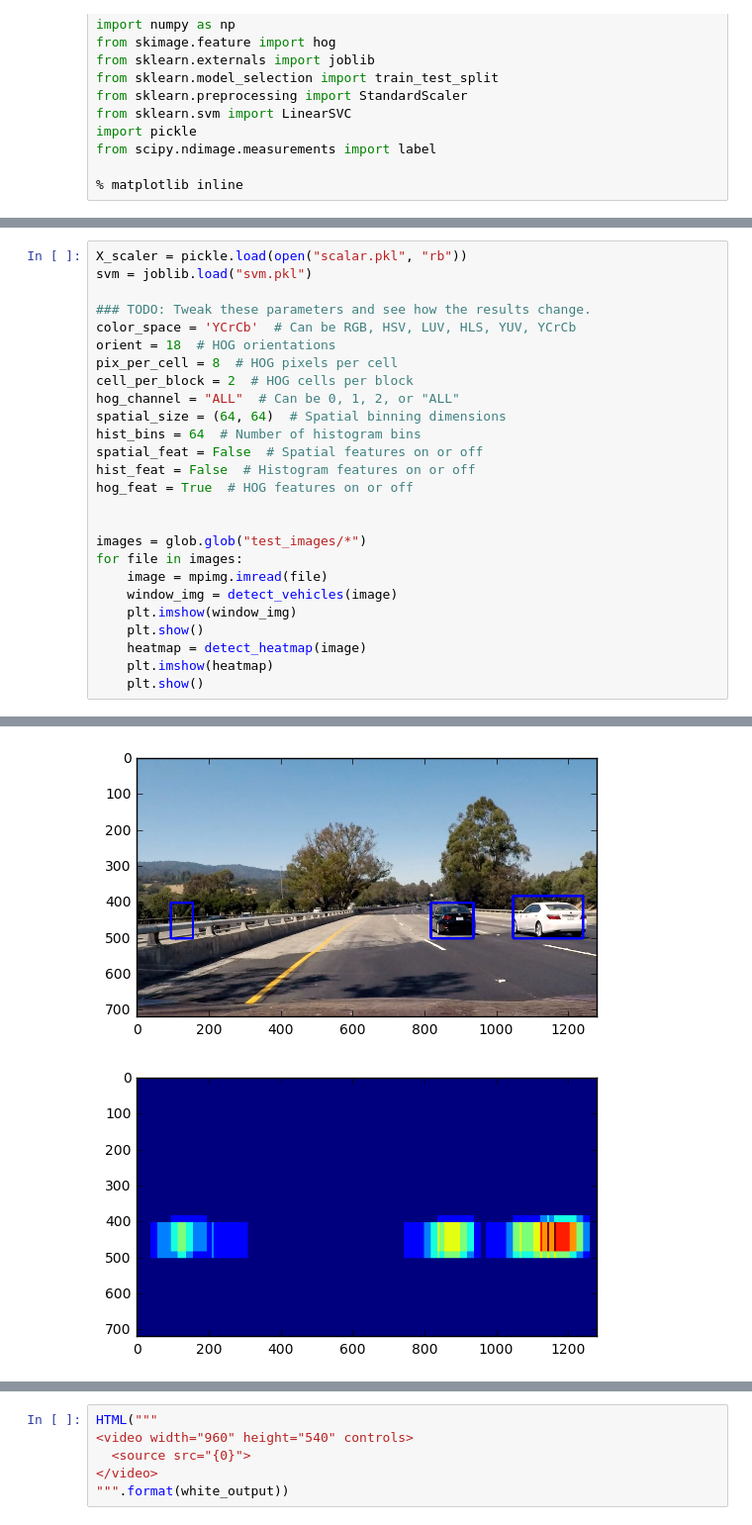
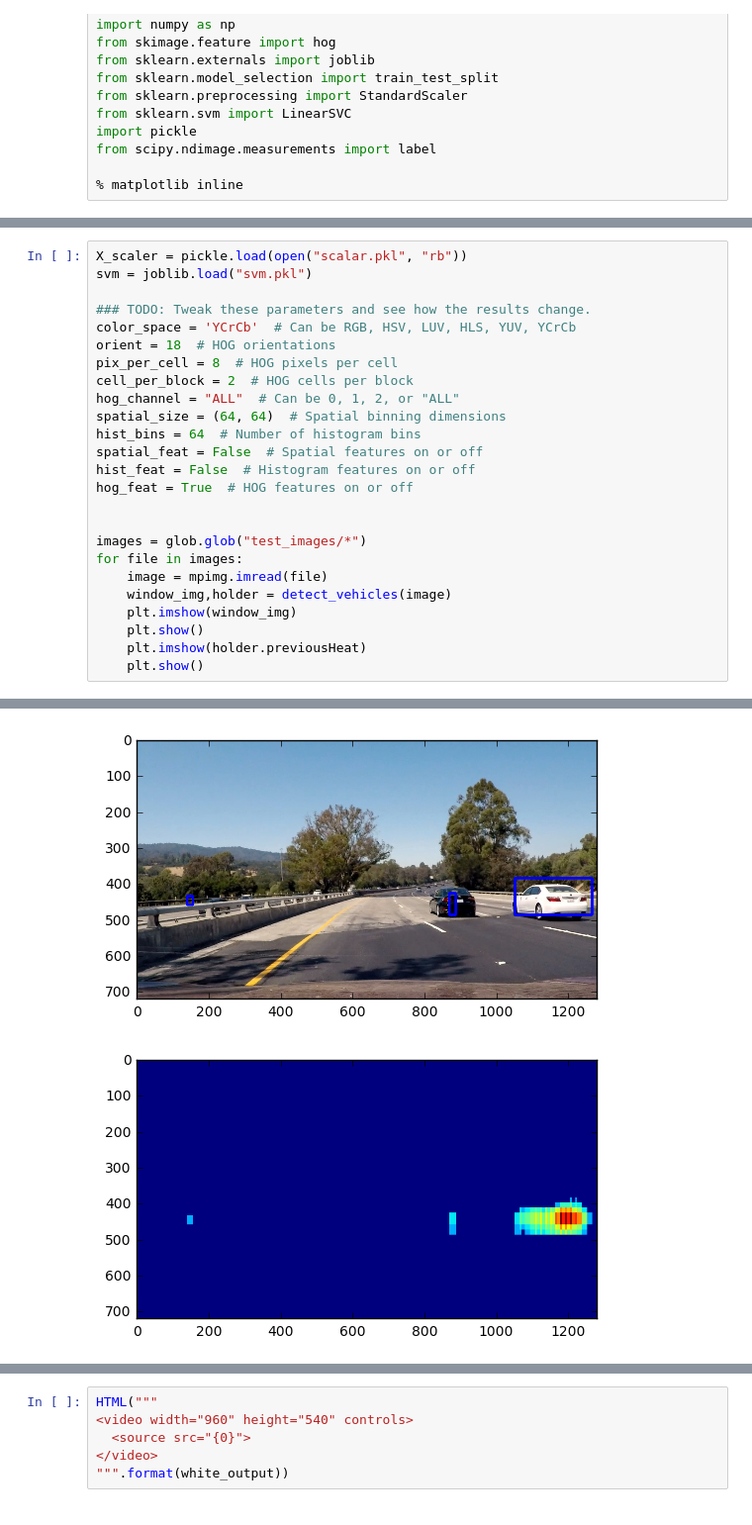
Before and after one commit to rush00121/Car-ND-Vehicle-Detection, a Jupyter notebook: vehicle-car-detection.ipynb, the cells around one changed output, grey strips where cells are left out. Shown at 99% size. Cells and saved outputs as stored; diff of their text form.

Commit message:
created a class and averaging output with previous frame

```diff
--- a/vehicle-car-detection.ipynb
+++ b/vehicle-car-detection.ipynb
@@ -430,10 +467,9 @@ hog_feat = True  # HOG features on or off
 images = glob.glob("test_images/*")
 for file in images:
     image = mpimg.imread(file)
-    window_img = detect_vehicles(image)
+    window_img,holder = detect_vehicles(image)
     plt.imshow(window_img)
     plt.show()
-    heatmap = detect_heatmap(image)
-    plt.imshow(heatmap)
+    plt.imshow(holder.previousHeat)
     plt.show()
 # %% [output]
@@ -446,2 +482,2 @@ for file in images:
-[figure, old version]
+[figure, new version]
-[figure, old version]
+[figure, new version]
```
Also changed, not shown: parts of 3 cells of this notebook.
